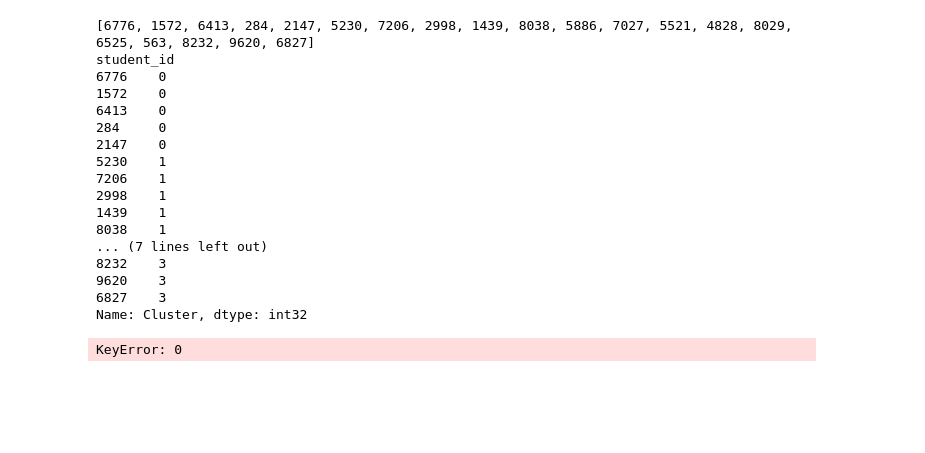
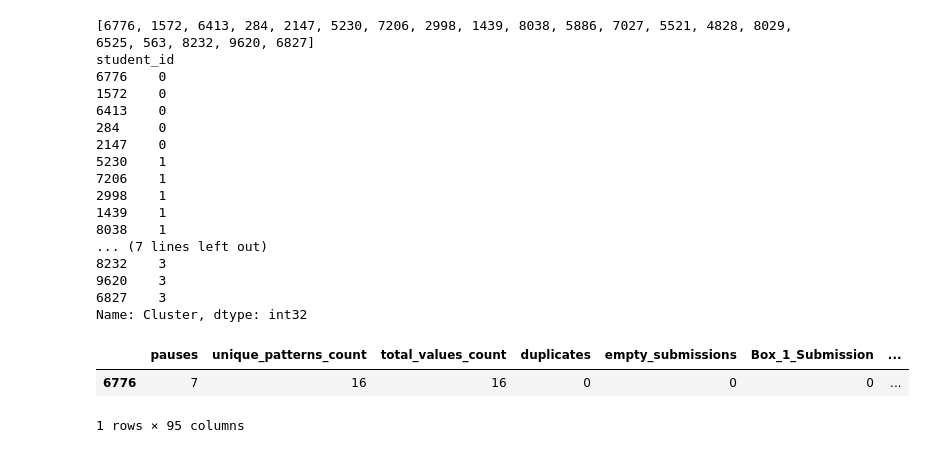
Before and after one commit to RowanBattles/Group4AI, a Jupyter notebook: Workbook.ipynb, the cells around one changed output. Saved outputs shown, nothing was run; the diff lists cells and outputs as text; code cells hidden in the pictures; blank space fills up the shorter version.

```diff
--- a/Workbook.ipynb
+++ b/Workbook.ipynb
@@ -1156,19 +1148,3 @@ student_id
 9620    3
 6827    3
 Name: Cluster, dtype: int32
-# %%
-closest_students = []
-for cluster in range(4):
-    cluster_data = df[df['Cluster'] == cluster].drop('Cluster', axis=1)
-    distances = np.linalg.norm(cluster_data.values - cluster_avg.loc[cluster].values, axis=1)
-    closest_student = cluster_data.iloc[np.argmin(distances)].name
-    closest_students.append((cluster, closest_student))
-
-# Print the closest student for each cluster
-for cluster, student in closest_students:
-    print(f'Cluster {cluster} closest to student {student}')
-
-# Print it as a list only the student_id
-print([student for cluster, student in closest_students])
-# %% [output]
-KeyError: 0
@@ -1177,3 +1151,21 @@ df.describe()
+# %%
+# Print row 6776
+student_6776 = df.loc[6776]
+
+# Convert to dataframe
+df_student_6776 = pd.DataFrame(student_6776).T
+
+# Drop the cluster column
+df_student_6776 = df_student_6776.drop(['Cluster'], axis=1)
+
+# Export to csv
+df_student_6776.to_csv('./Demo/5 dot test/bin/Debug/test.csv', index=False)
+# %%
+df_student_6776.head()
+# %% [output]
+|  | pauses | unique_patterns_count | total_values_count | duplicates | empty_submissions | Box_1_Submission | ... |
+| 6776 | 7 | 16 | 16 | 0 | 0 | 0 | ... |
+1 rows × 95 columns
 # %%
 # Print foreach cluster the amount of students
 print(df['Cluster'].value_counts())
```
Also changed, not shown: parts of 4 cells of this notebook, 2 other files.
